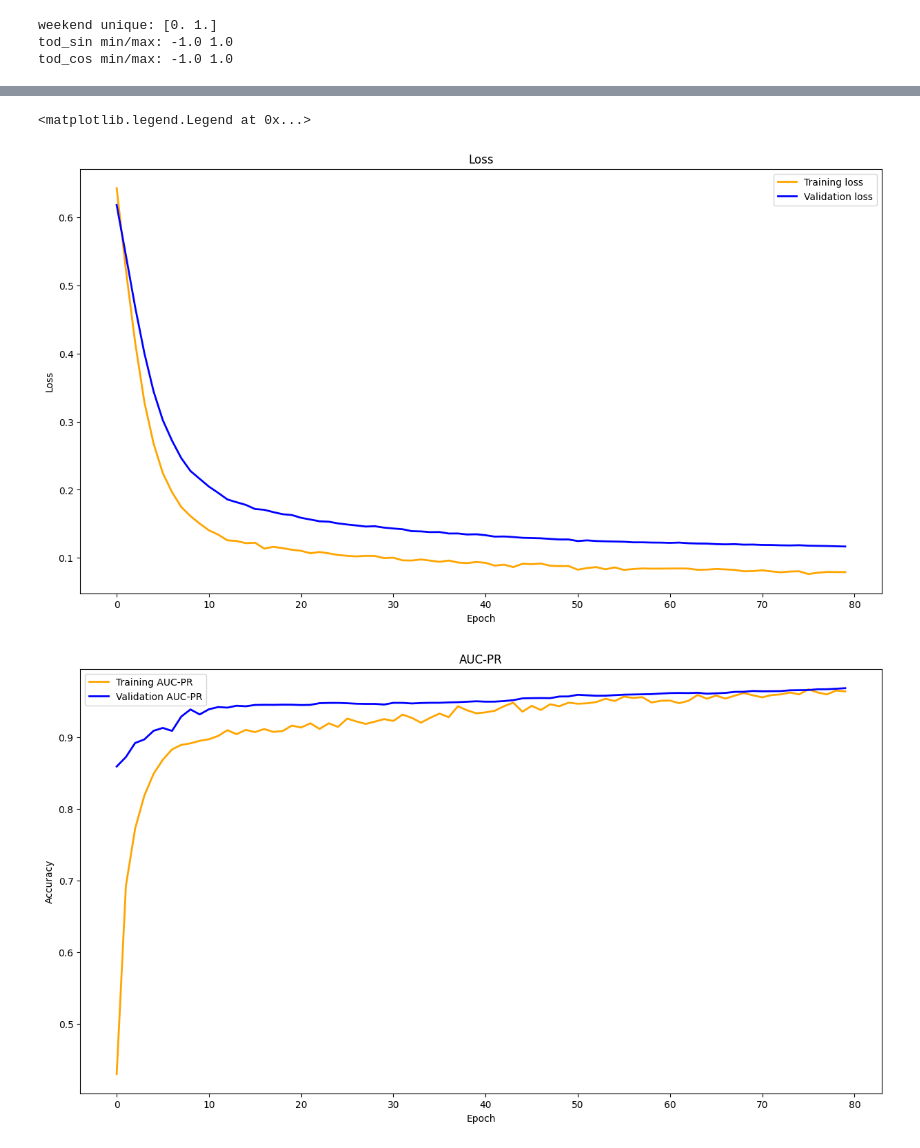
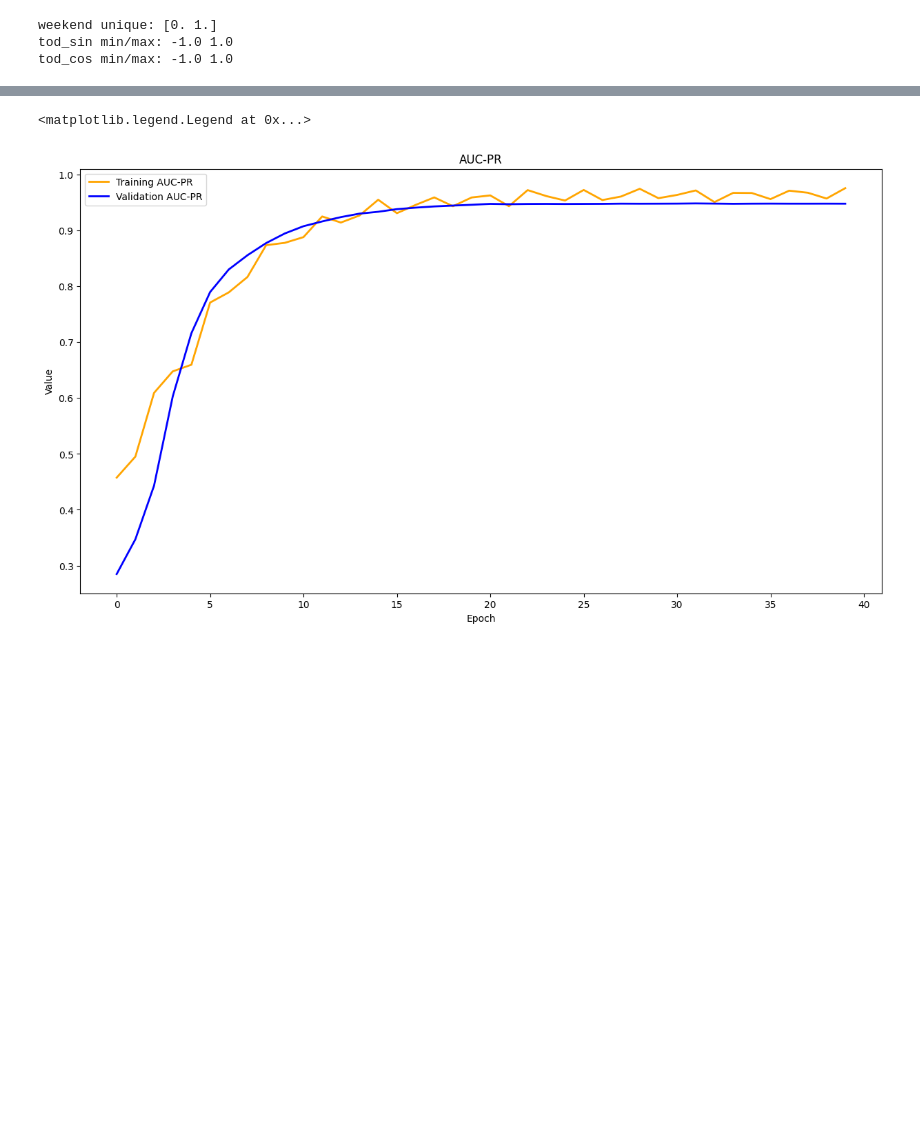
Before and after one commit to Mortti11/Deep_Learning, a Jupyter notebook: CNN_Times_series/tf.keras.ipynb, the cells around one changed output, grey strips where cells are left out. Cells and saved outputs as stored; diff of their text form; code cells hidden in the pictures; blank space fills up the shorter version.

```diff
--- a/CNN_Times_series/tf.keras.ipynb
+++ b/CNN_Times_series/tf.keras.ipynb
@@ -145,12 +181,11 @@ Class weights: {0: 0.6341635338345865, 1: 2.363397548161121}
 # %%
 model = tf.keras.Sequential([
     layers.Input(shape=(20, 6)),
+    layers.Conv1D(16, kernel_size=2, padding='same', activation="relu", kernel_regularizer=l2(0.0001)),
+    layers.MaxPooling1D(pool_size=2),
     layers.Conv1D(32, kernel_size=3, padding='same', activation="relu", kernel_regularizer=l2(0.0001)),
-    layers.MaxPooling1D(pool_size=2),
-    layers.SpatialDropout1D(0.2),
-    layers.Conv1D(64, kernel_size=3, padding='causal', activation="relu", kernel_regularizer=l2(0.0001)),
     layers.GlobalAveragePooling1D(),
-    layers.Dropout(0.3),
+    layers.Dropout(0.2),
     layers.Dense(1, activation="sigmoid")])
 
 model.summary()
@@ -180,21 +212,26 @@ Model: "sequential"
  Non-trainable params: 0 (0.00 B)
 # %%
-model.compile( optimizer=tf.keras.optimizers.Adam(learning_rate=0.0001), loss="binary_crossentropy",
+model.compile( optimizer=tf.keras.optimizers.Adam(learning_rate=0.00006), loss=tf.keras.losses.BinaryFocalCrossentropy(),
     metrics=[
             # this is a good option for imbalanced,
-        tf.keras.metrics.AUC(curve='PR', name="auc_pr"),
         tf.keras.metrics.Precision(name="precision"),
-        tf.keras.metrics.Recall(name="recall")])
+        tf.keras.metrics.AUC(curve="PR", name="auc_pr"),
+        tf.keras.metrics.Recall(name="recall"),])
 
 
 # sources:
 # https://www.tensorflow.org/api_docs/python/tf/keras/metrics/AUC
 # %%
-early_stop = EarlyStopping(monitor='val_loss', patience=3, restore_best_weights=True, verbose=1)
+early_stop = EarlyStopping(monitor='val_auc_pr',   patience=8, restore_best_weights=True, verbose=1)
 # Reducing learning rate when stuck
-reduce_lr = ReduceLROnPlateau(monitor='val_loss',  factor=0.5, patience=2, verbose=1)
+reduce_lr = ReduceLROnPlateau(monitor='val_auc_pr', factor=0.5, patience=3, verbose=1)
 # %%
-history = model.fit(X_train_window, y_train_window,
-    epochs=80, batch_size=128, callbacks=[early_stop, reduce_lr], class_weight=class_weight,
-    validation_data=(X_val_window, y_val_window), verbose=2, shuffle=True)
+history = model.fit(
+    balanced_ds,
+    steps_per_epoch=steps_per_epoch,
+    epochs=200,
+    validation_data=(X_val_window, y_val_window),
+    callbacks=[early_stop, reduce_lr],
+    verbose=2
+)
 # %% [output]
@@ -218,20 +258,11 @@ Restoring model weights from the end of the best epoch: 80.
 # %%
-fig, ax = plt.subplots(figsize=(15, 8))
-ax.plot(history.history['loss'], label='Training loss', color='orange', linewidth=2, markersize=6)
-ax.plot(history.history['val_loss'], label='Validation loss', color='blue', linewidth=2, markersize=6)
-ax.set_title('Loss')
-ax.set_xlabel('Epoch')
-ax.set_ylabel('Loss')
-ax.legend()
-
 fig, ax = plt.subplots(figsize=(15, 8))
 ax.plot(history.history['auc_pr'], label='Training AUC-PR', color='orange', linewidth=2, markersize=6)
 ax.plot(history.history['val_auc_pr'], label='Validation AUC-PR', color='blue', linewidth=2, markersize=6)
 ax.set_title('AUC-PR')
 ax.set_xlabel('Epoch')
-ax.set_ylabel('Accuracy')
+ax.set_ylabel('Value')
 ax.legend()
 # %% [output]
 <matplotlib.legend.Legend at 0x...>
-[figure, old version]
+[figure, new version]
-[figure, removed]
```
Also changed, not shown: parts of 13 cells of this notebook, 2 other files.
